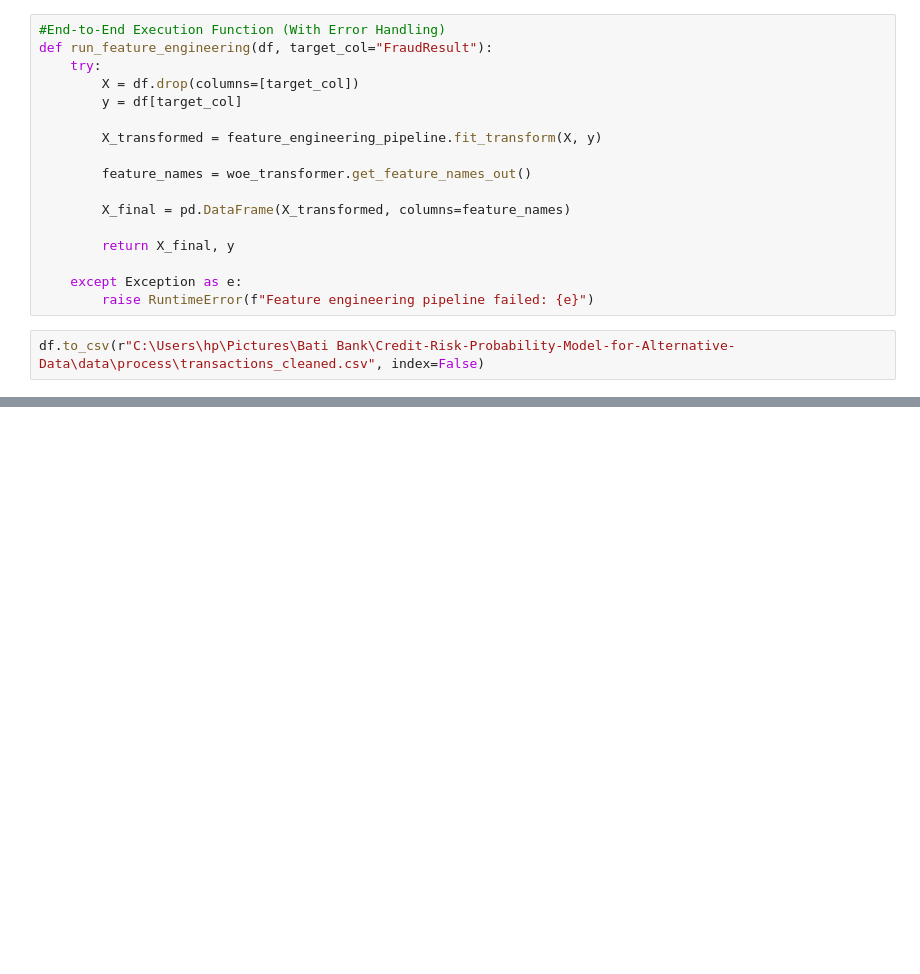
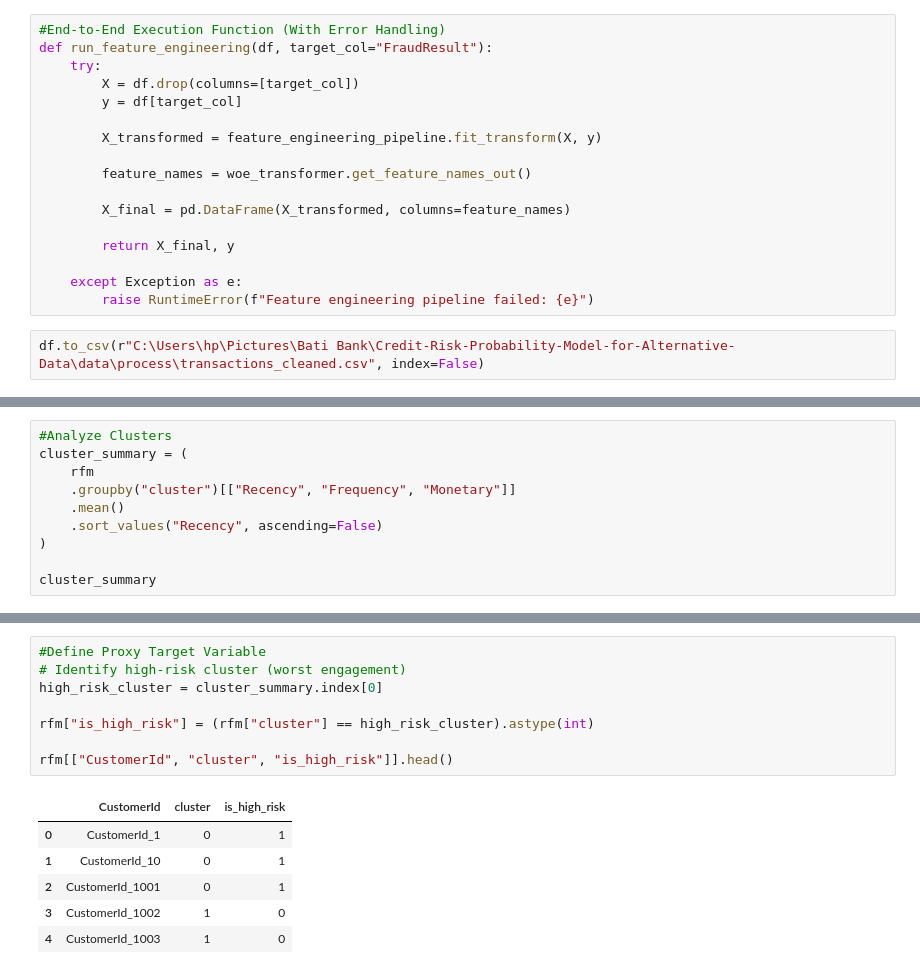
Before and after one commit to biniyamtibebe/Credit-Risk-Probability-Model-for-Alternative-Data, a Jupyter notebook: notebooks/eda.ipynb, the cells around one changed output, grey strips where cells are left out. Drawn from its saved outputs; the diff is of its cells as text; blank space fills up the shorter version.

```diff
--- a/notebooks/eda.ipynb
+++ b/notebooks/eda.ipynb
@@ -688,0 +802,10 @@ df.to_csv(r"C:\Users\hp\Pictures\Bati Bank\Credit-Risk-Probability-Model-for-Alt
+# %%
+#Analyze Clusters
+cluster_summary = (
+    rfm
+    .groupby("cluster")[["Recency", "Frequency", "Monetary"]]
+    .mean()
+    .sort_values("Recency", ascending=False)
+)
+
+cluster_summary
@@ -688,0 +818,15 @@ df.to_csv(r"C:\Users\hp\Pictures\Bati Bank\Credit-Risk-Probability-Model-for-Alt
+# %%
+#Define Proxy Target Variable
+# Identify high-risk cluster (worst engagement)
+high_risk_cluster = cluster_summary.index[0]
+
+rfm["is_high_risk"] = (rfm["cluster"] == high_risk_cluster).astype(int)
+
+rfm[["CustomerId", "cluster", "is_high_risk"]].head()
+# %% [output]
+|  | CustomerId | cluster | is_high_risk |
+| 0 | CustomerId_1 | 0 | 1 |
+| 1 | CustomerId_10 | 0 | 1 |
+| 2 | CustomerId_1001 | 0 | 1 |
+| 3 | CustomerId_1002 | 1 | 0 |
+| 4 | CustomerId_1003 | 1 | 0 |
```
Also changed, not shown: parts of 17 cells of this notebook, 24 other files.
